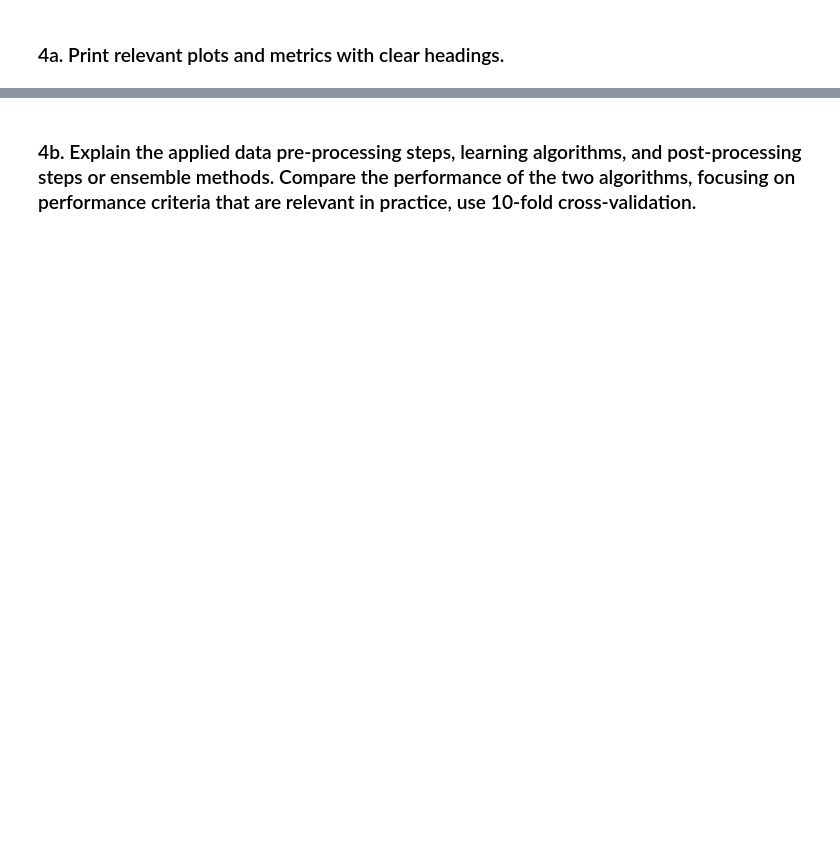
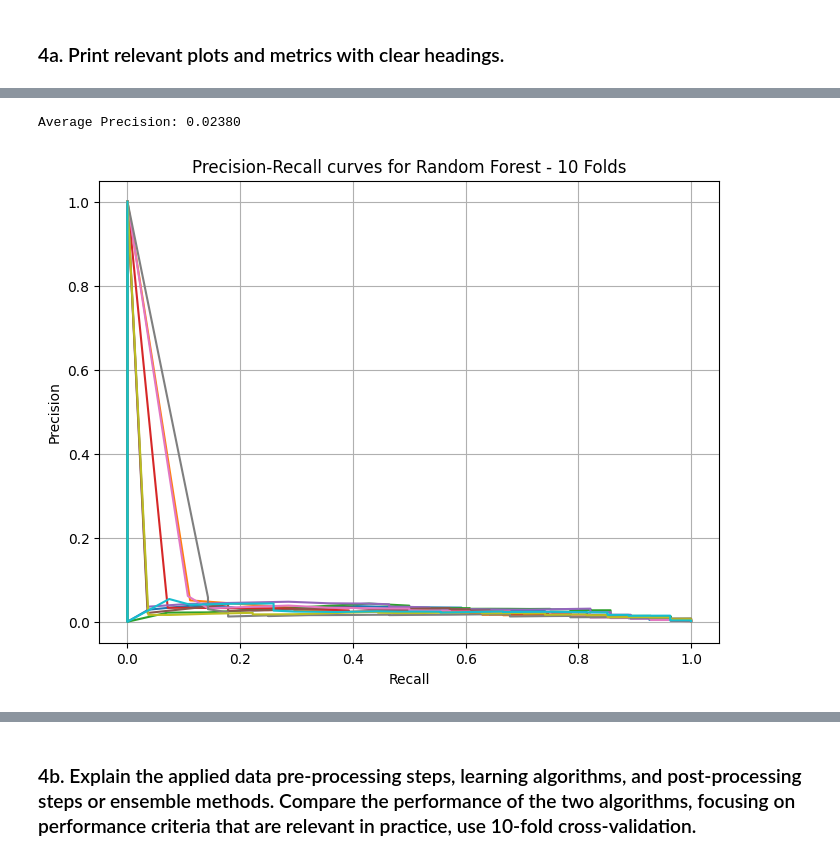
Before and after one commit to amar-mesic/cyber-data, a Jupyter notebook: lab-1/Lab1.ipynb, the cells around one changed output, grey strips where cells are left out. Saved outputs shown, nothing was run; the diff lists cells and outputs as text; code cells hidden in the pictures; blank space fills up the shorter version.

```diff
--- a/lab-1/lab1_colab.ipynb
+++ b/lab-1/Lab1.ipynb
@@ -497,0 +486,10 @@ Mean AUC: 0.45846
+# %%
+# NOTE: Running this cell with SMOTE for synthesizing data, takes much longer than 20 minutes
+# If you want to test it faster, you can do the undersampling instead of SMOTE two code cells above
+
+lr_list = []
+for i in range(10):
+    lr_list.append(LogisticRegression(max_iter=10000, random_state=42))
+
+# Evaluate the model using K-Folds
+lr_accuracies, lr_probs = evaluate_model_k_folds(train_folds, test_folds, lr_list)
@@ -499,0 +545,31 @@ Mean AUC: 0.45846
+# %%
+# function to plot Precision-Recall curve for each of K-folds
+# and print the average precision score for all folds
+def plot_precision_recall_curve(y_probs, y_test, title):
+    """
+    Plot the Precision-Recall curve for the given test labels and predicted labels
+
+    Parameters:
+    y_probs: list of probabilities of fraudulent transactions
+    y_test: test labels
+    """
+
+    # Plot the Precision-Recall curve
+    plt.figure(figsize=(8, 6))
+
+    for i in range(len(y_probs)):
+        # Compute the Precision-Recall curve
+        precision, recall, _ = precision_recall_curve(y_test[i], y_probs[i])
+
+        plt.plot(recall, precision)
+
+    # Compute the average precision score
+    avg_precision = average_precision_score(np.concatenate(y_test), np.concatenate(y_probs))
+    print(f"Average Precision: {avg_precision:.5f}")
+
+    # plotting details
+    plt.xlabel('Recall')
+    plt.ylabel('Precision')
+    plt.title(title)
+    plt.grid()
+    plt.show()
@@ -499,0 +584,5 @@ Mean AUC: 0.45846
+# %%
+plot_precision_recall_curve(rf_probs, [y_test for _, y_test in test_folds], "Precision-Recall curves for Random Forest - 10 Folds")
+# %% [output]
+Average Precision: 0.02380
+[figure, added]
```
Also changed, not shown: parts of 37 cells of this notebook, 1 other file.
